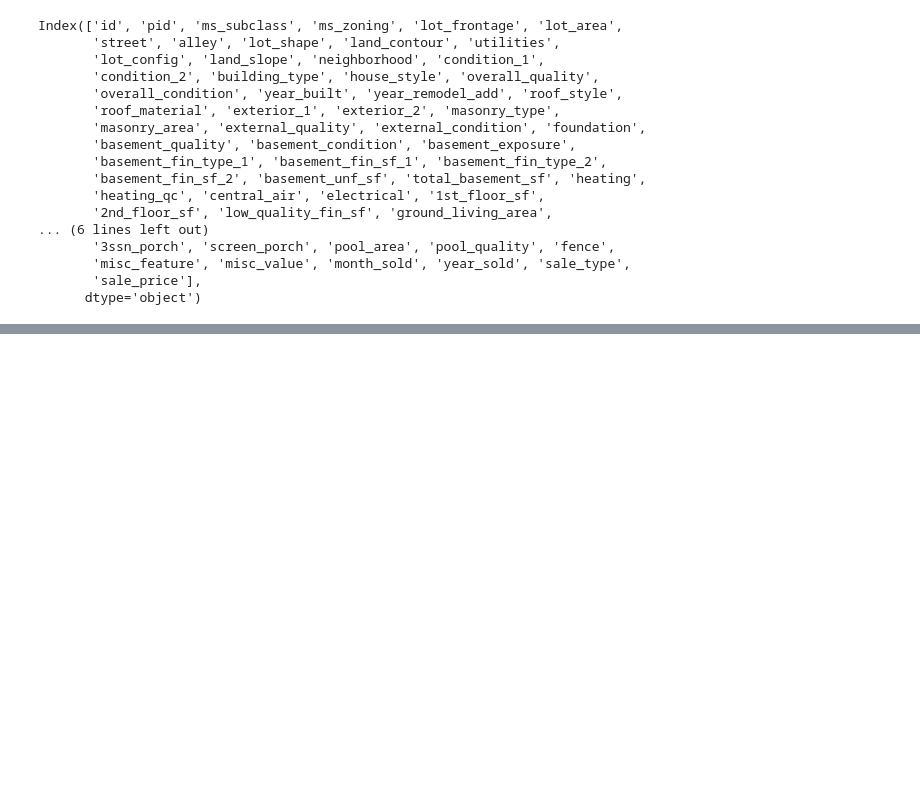
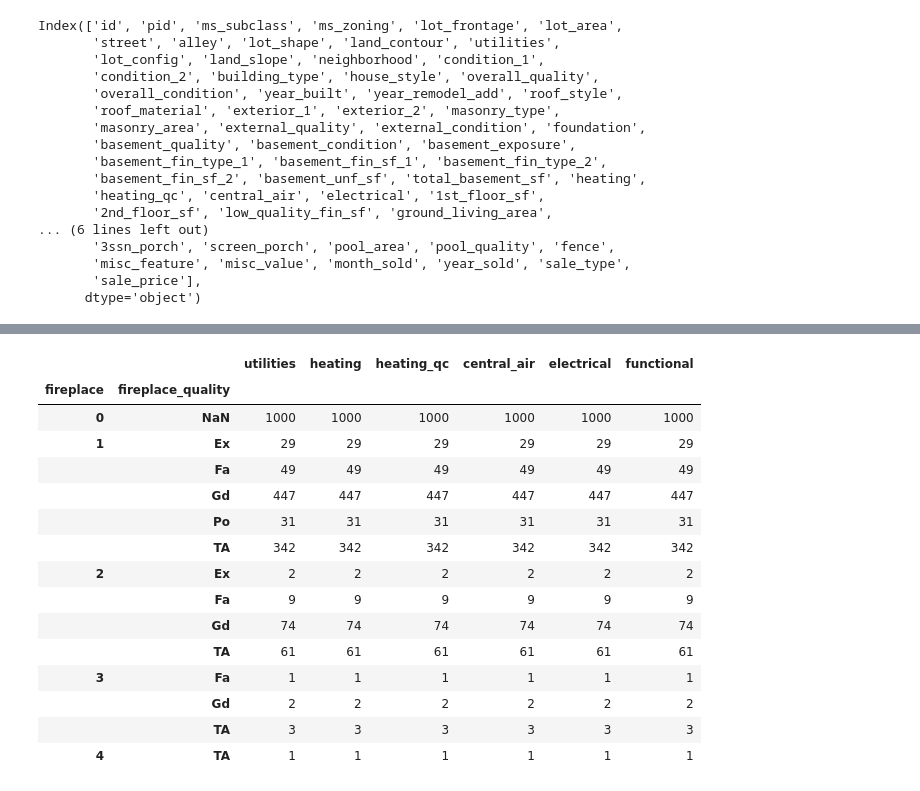
Before and after one commit to krisgch/dsi_project_ames, a Jupyter notebook: ames_data_cleaning.ipynb, the cells around one changed output, grey strips where cells are left out. Cells and saved outputs as stored; diff of their text form; code cells hidden in the pictures; blank space fills up the shorter version.

```diff
--- a/ames_data_cleaning.ipynb
+++ b/ames_data_cleaning.ipynb
@@ -221,0 +259,20 @@ target_var = ['sale_price']
+# %%
+# Check fireplace quality
+df[function_group].groupby(['fireplace','fireplace_quality'],dropna=False).count()
+# %% [output]
+|  |  | utilities | heating | heating_qc | central_air | electrical | functional |
+| fireplace | fireplace_quality |  |  |  |  |  |  |
+| 0 | NaN | 1000 | 1000 | 1000 | 1000 | 1000 | 1000 |
+| 1 | Ex | 29 | 29 | 29 | 29 | 29 | 29 |
+|  | Fa | 49 | 49 | 49 | 49 | 49 | 49 |
+|  | Gd | 447 | 447 | 447 | 447 | 447 | 447 |
+|  | Po | 31 | 31 | 31 | 31 | 31 | 31 |
+|  | TA | 342 | 342 | 342 | 342 | 342 | 342 |
+| 2 | Ex | 2 | 2 | 2 | 2 | 2 | 2 |
+|  | Fa | 9 | 9 | 9 | 9 | 9 | 9 |
+|  | Gd | 74 | 74 | 74 | 74 | 74 | 74 |
+|  | TA | 61 | 61 | 61 | 61 | 61 | 61 |
+| 3 | Fa | 1 | 1 | 1 | 1 | 1 | 1 |
+|  | Gd | 2 | 2 | 2 | 2 | 2 | 2 |
+|  | TA | 3 | 3 | 3 | 3 | 3 | 3 |
+| 4 | TA | 1 | 1 | 1 | 1 | 1 | 1 |
```
Also changed, not shown: parts of 16 cells of this notebook.
